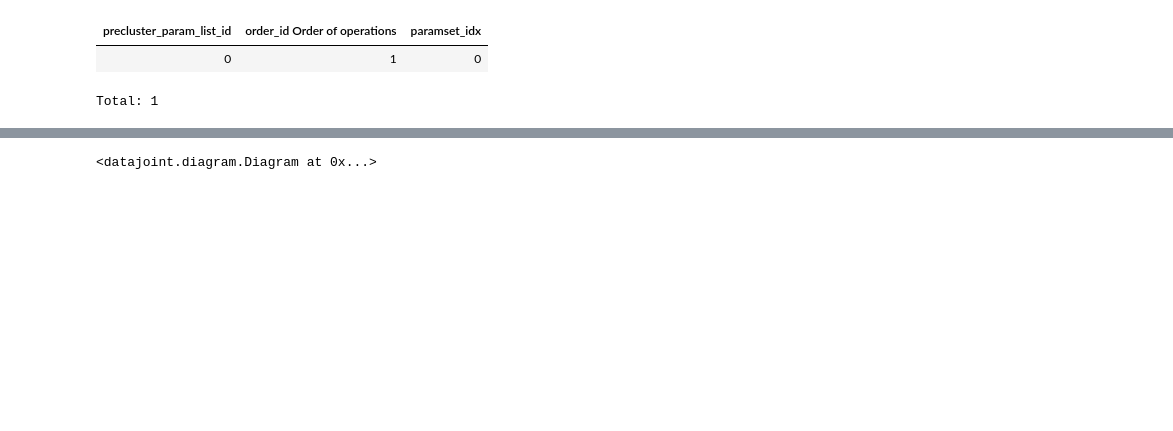
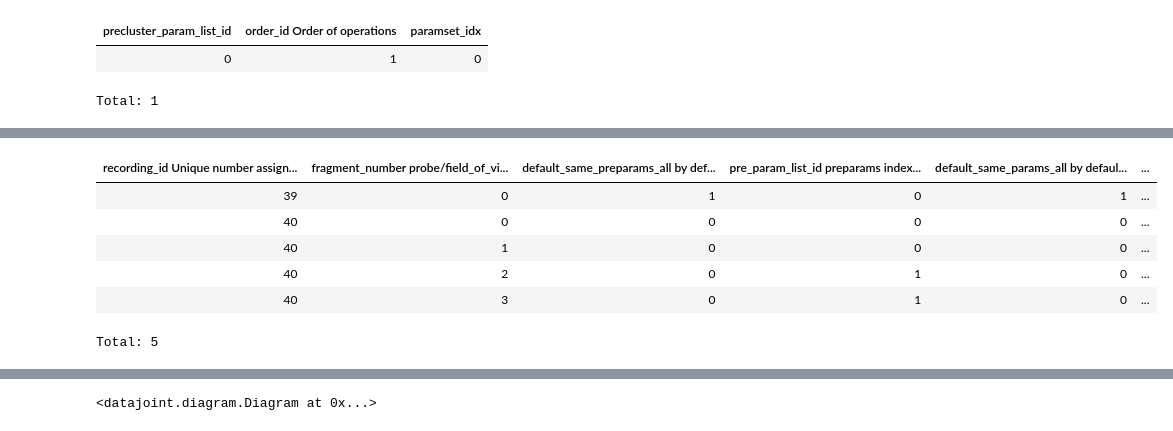
Before and after one commit to BrainCOGS/U19-pipeline-python, a Jupyter notebook: notebooks/TestAutomaticPipeline.ipynb, the cells around one changed output, grey strips where cells are left out. Saved outputs shown, nothing was run; the diff lists cells and outputs as text; code cells hidden in the pictures; blank space fills up the shorter version.

```diff
--- a/notebooks/TestAutomaticPipeline.ipynb
+++ b/notebooks/TestAutomaticPipeline.ipynb
@@ -99,0 +212,10 @@ Total: 1
+# %%
+recording.DefaultParams()
+# %% [output]
+| recording_id Unique number assign... | fragment_number probe/field_of_vi... | default_same_preparams_all by def... | pre_param_list_id preparams index... | default_same_params_all by defaul... | ... |
+| 39 | 0 | 1 | 0 | 1 | ... |
+| 40 | 0 | 0 | 0 | 0 | ... |
+| 40 | 1 | 0 | 0 | 0 | ... |
+| 40 | 2 | 0 | 1 | 0 | ... |
+| 40 | 3 | 0 | 1 | 0 | ... |
+Total: 5
```
Also changed, not shown: parts of 28 cells of this notebook, 13 other files.
